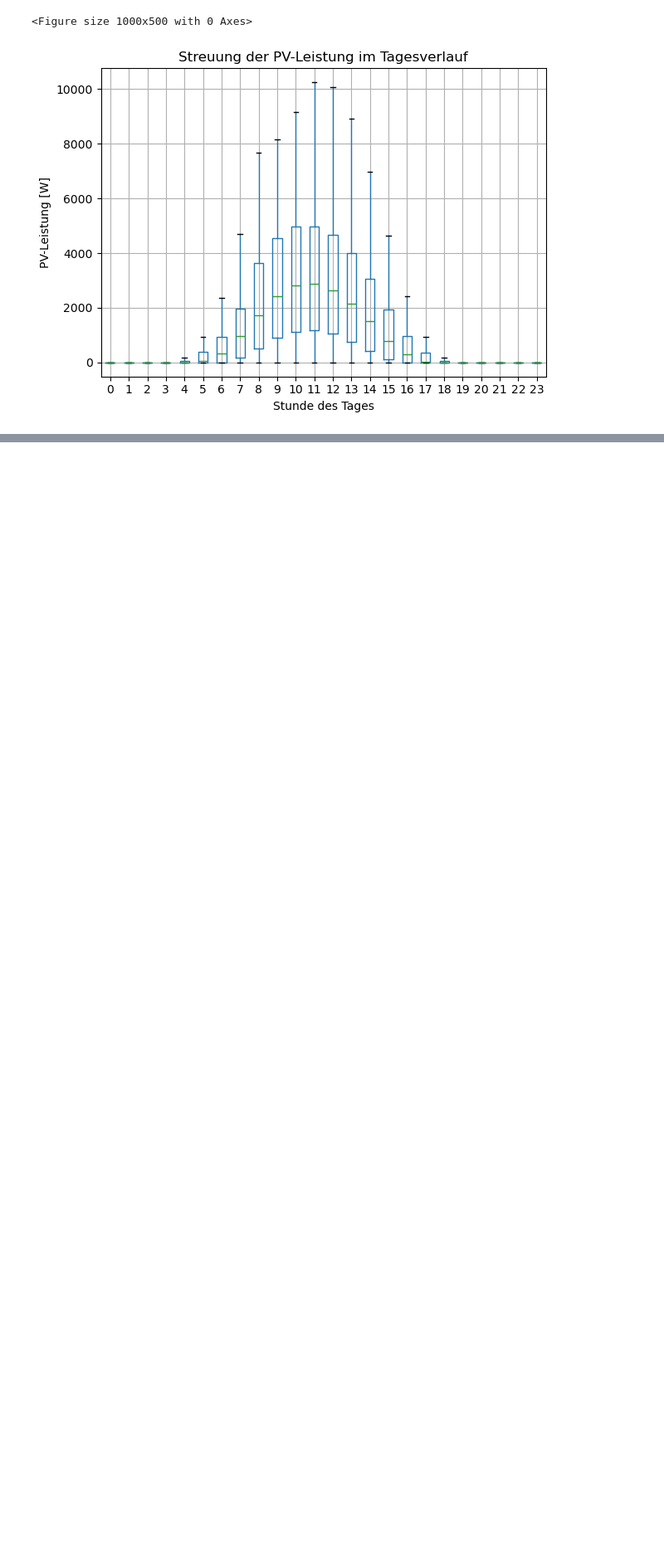
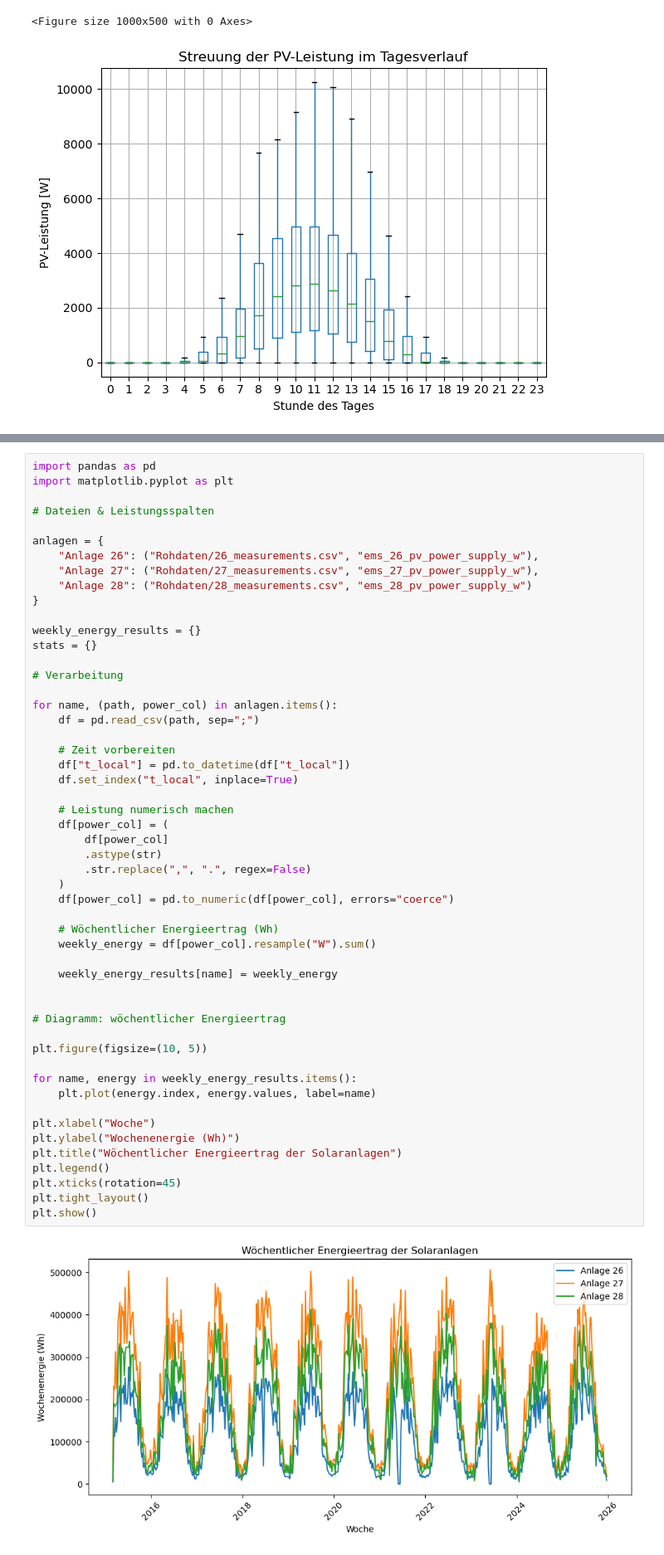
Before and after one commit to hagen-o/Inf2-Hausarbeit-SolarAnalyse, a Jupyter notebook: Hausarbeit.ipynb, the cells around one changed output, grey strips where cells are left out. Shown at 83% size. Cells and saved outputs as stored; diff of their text form; blank space fills up the shorter version.

```diff
--- a/Hausarbeit.ipynb
+++ b/Hausarbeit.ipynb
@@ -118,0 +310,54 @@ plt.show()
+# %%
+import pandas as pd
+import matplotlib.pyplot as plt
+
+# Dateien & Leistungsspalten
+
+anlagen = {
+    "Anlage 26": ("Rohdaten/26_measurements.csv", "ems_26_pv_power_supply_w"),
+    "Anlage 27": ("Rohdaten/27_measurements.csv", "ems_27_pv_power_supply_w"),
+    "Anlage 28": ("Rohdaten/28_measurements.csv", "ems_28_pv_power_supply_w")
+}
+
+weekly_energy_results = {}
+stats = {}
+
+# Verarbeitung
+
+for name, (path, power_col) in anlagen.items():
+    df = pd.read_csv(path, sep=";")
+
+    # Zeit vorbereiten
+    df["t_local"] = pd.to_datetime(df["t_local"])
+    df.set_index("t_local", inplace=True)
+
+    # Leistung numerisch machen
+    df[power_col] = (
+        df[power_col]
+        .astype(str)
+        .str.replace(",", ".", regex=False)
+    )
+    df[power_col] = pd.to_numeric(df[power_col], errors="coerce")
+
+    # Wöchentlicher Energieertrag (Wh)
+    weekly_energy = df[power_col].resample("W").sum()
+
+    weekly_energy_results[name] = weekly_energy
+
+
+# Diagramm: wöchentlicher Energieertrag
+
+plt.figure(figsize=(10, 5))
+
+for name, energy in weekly_energy_results.items():
+    plt.plot(energy.index, energy.values, label=name)
+
+plt.xlabel("Woche")
+plt.ylabel("Wochenenergie (Wh)")
+plt.title("Wöchentlicher Energieertrag der Solaranlagen")
+plt.legend()
+plt.xticks(rotation=45)
+plt.tight_layout()
+plt.show()
+# %% [output]
+[figure, added]
```
Also changed, not shown: parts of 12 cells of this notebook, 2 other files.
